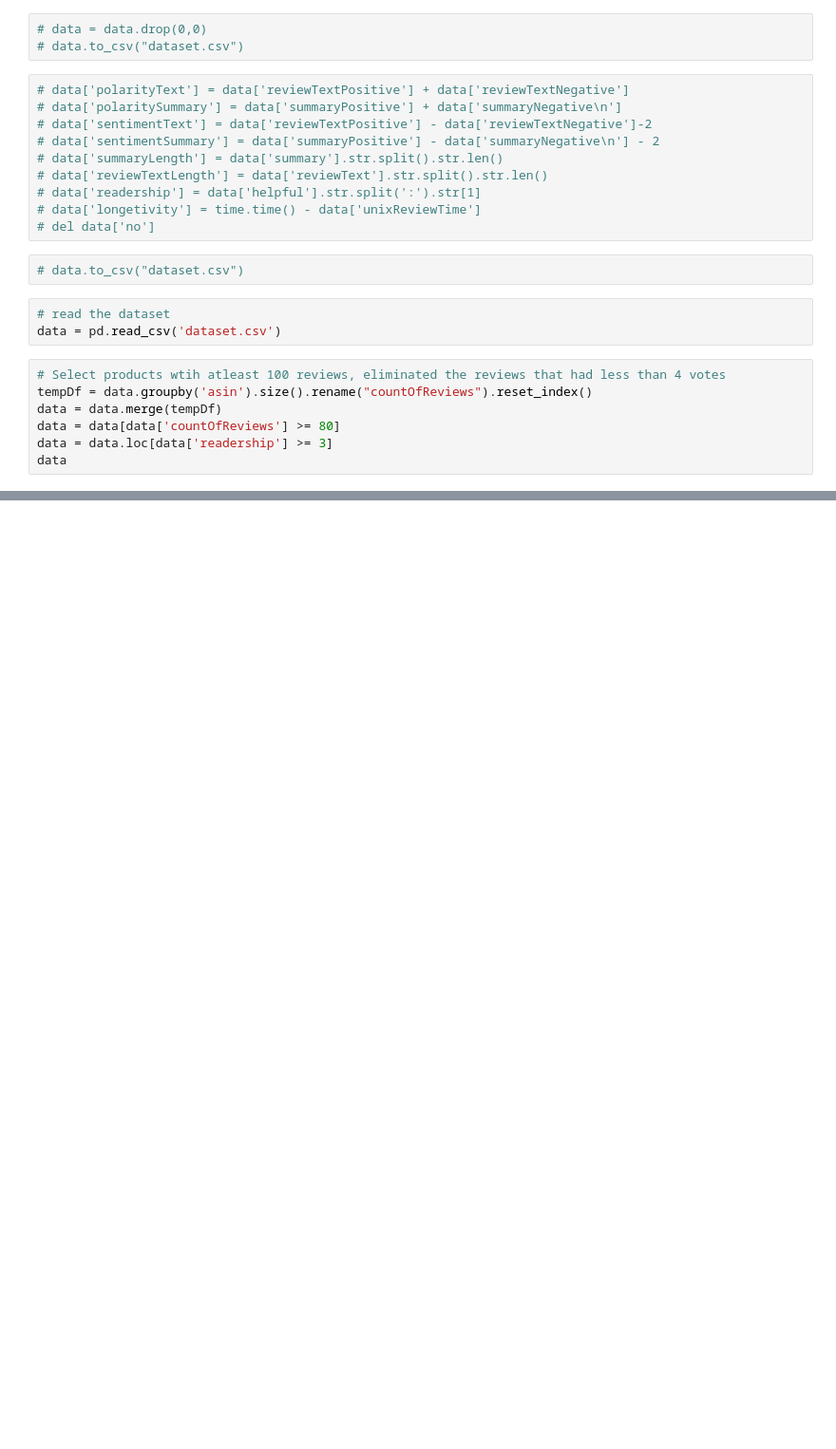
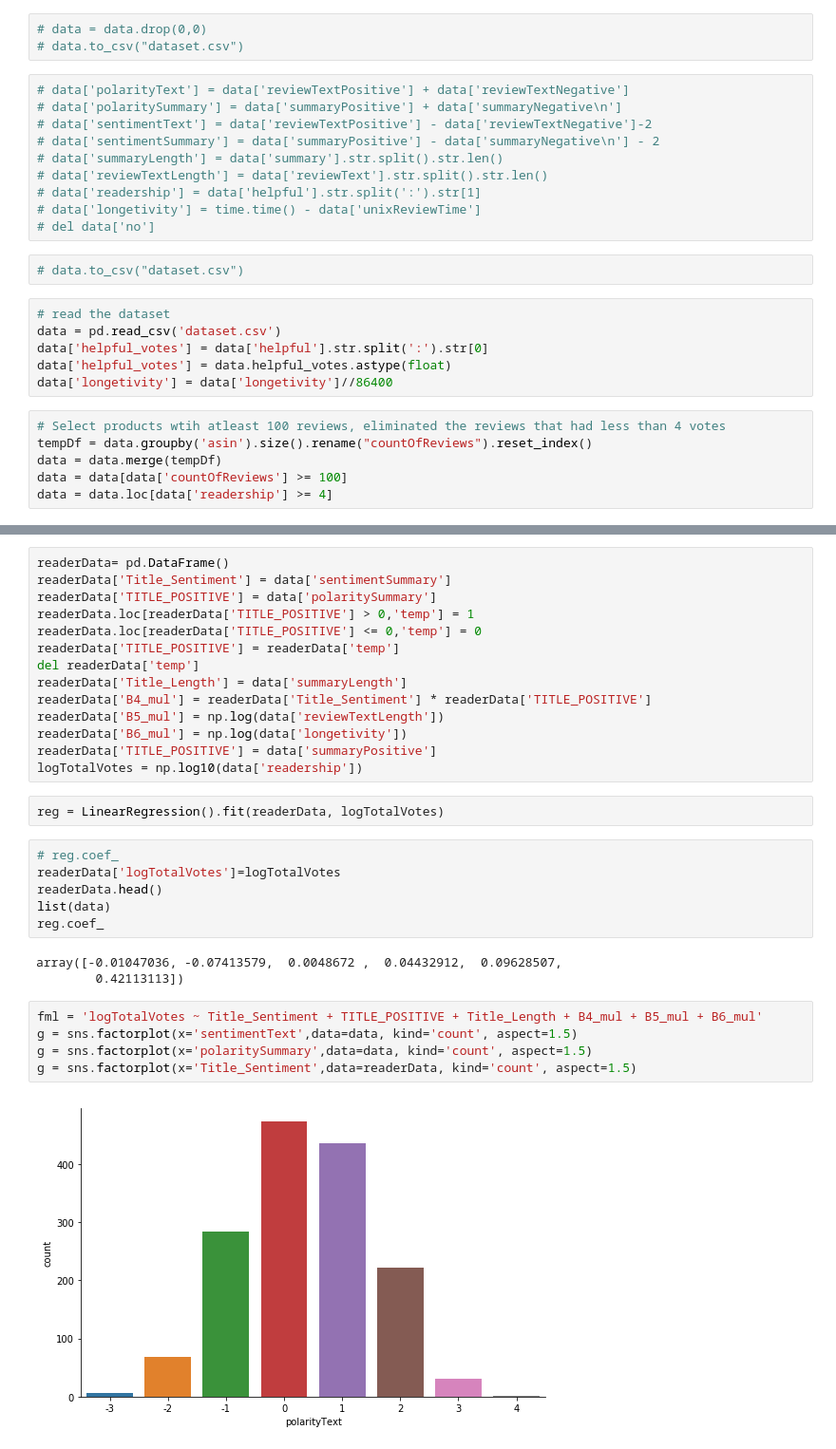
Before and after one commit to dhvanilp/Decision-Support-System, a Jupyter notebook: code.ipynb, the cells around one changed output, grey strips where cells are left out. Shown at 95% size. Saved outputs shown, nothing was run; the diff lists cells and outputs as text; blank space fills up the shorter version.

```diff
--- a/code.ipynb
+++ b/code.ipynb
@@ -88,10 +117,12 @@ def getDataFromJsonFile(filename, noOfRev):
 # %%
 # read the dataset
 data = pd.read_csv('dataset.csv')
+data['helpful_votes'] = data['helpful'].str.split(':').str[0]
+data['helpful_votes'] = data.helpful_votes.astype(float)
+data['longetivity'] = data['longetivity']//86400
 # %%
 # Select products wtih atleast 100 reviews, eliminated the reviews that had less than 4 votes
 tempDf = data.groupby('asin').size().rename("countOfReviews").reset_index()
 data = data.merge(tempDf)
-data = data[data['countOfReviews'] >= 80]
-data = data.loc[data['readership'] >= 3]
-data
+data = data[data['countOfReviews'] >= 100]
+data = data.loc[data['readership'] >= 4]
@@ -116,0 +212,32 @@ data
+# %%
+readerData= pd.DataFrame()
+readerData['Title_Sentiment'] = data['sentimentSummary']
+readerData['TITLE_POSITIVE'] = data['polaritySummary']
+readerData.loc[readerData['TITLE_POSITIVE'] > 0,'temp'] = 1
+readerData.loc[readerData['TITLE_POSITIVE'] <= 0,'temp'] = 0
+readerData['TITLE_POSITIVE'] = readerData['temp']
+del readerData['temp']
+readerData['Title_Length'] = data['summaryLength']
+readerData['B4_mul'] = readerData['Title_Sentiment'] * readerData['TITLE_POSITIVE']
+readerData['B5_mul'] = np.log(data['reviewTextLength'])
+readerData['B6_mul'] = np.log(data['longetivity'])
+readerData['TITLE_POSITIVE'] = data['summaryPositive']
+logTotalVotes = np.log10(data['readership'])
+# %%
+reg = LinearRegression().fit(readerData, logTotalVotes)
+# %%
+# reg.coef_
+readerData['logTotalVotes']=logTotalVotes
+readerData.head()
+list(data)
+reg.coef_
+# %% [output]
+array([-0.01047036, -0.07413579,  0.0048672 ,  0.04432912,  0.09628507,
+        0.42113113])
+# %%
+fml = 'logTotalVotes ~ Title_Sentiment + TITLE_POSITIVE + Title_Length + B4_mul + B5_mul + B6_mul'
+g = sns.factorplot(x='sentimentText',data=data, kind='count', aspect=1.5)
+g = sns.factorplot(x='polaritySummary',data=data, kind='count', aspect=1.5)
+g = sns.factorplot(x='Title_Sentiment',data=readerData, kind='count', aspect=1.5)
+# %% [output]
+[figure, added]
```
Also changed, not shown: parts of 10 cells of this notebook, 5 other files.
